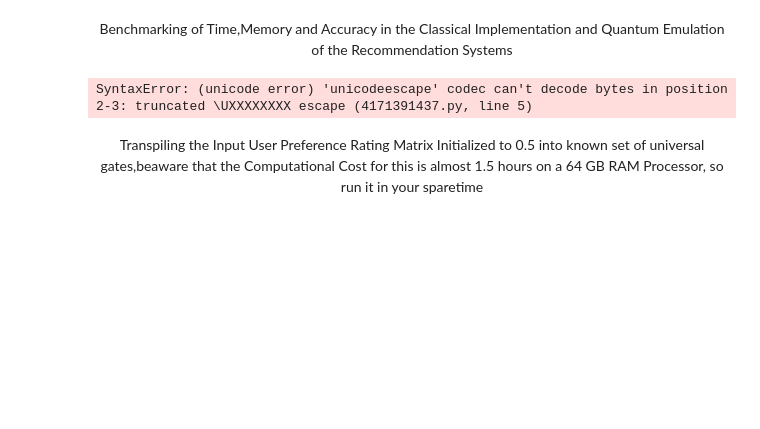
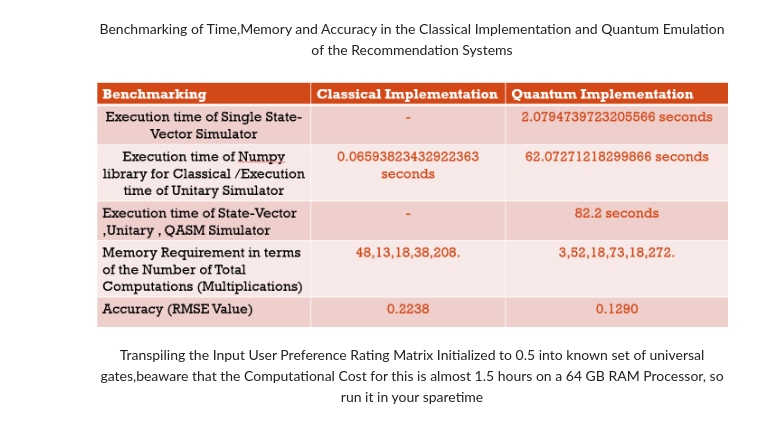
Before and after one commit to AkshayPatil347/Emulation-of-Recommendation-System-on-QSVT-Framework-of-QiML-on-Classical-Hardware-CPU-, a Jupyter notebook: Emulation of Recommendation System on QSVT Framework of QiML on CPU.ipynb, the cells around one changed output. Cells and saved outputs as stored; diff of their text form; code cells hidden in the pictures; blank space fills up the shorter version.

```diff
--- a/Emulation of Recommendation System on QSVT Framework of QiML on CPU.ipynb
+++ b/Emulation of Recommendation System on QSVT Framework of QiML on CPU.ipynb
@@ -2501,12 +2533,12 @@ Imaginary Value List: [0.0, 0.0, 0.0, 0.1516271003561148, -0.1516271003561148, 1
 # %%
 from IPython.display import display
 from PIL import Image
 
 
-path="C:\Users\Akshay Patil\Benchmarking Time,Memory and Accuracy of the Classical and Quantum Implementation.png"
+path=r"C:\Users\Akshay Patil\Desktop\Desktop files\Benchmarking Time,Memory and Accuracy of the Classical and Quantum Implementation.png"
 display(Image.open(path))
 # %% [output]
-SyntaxError: (unicode error) 'unicodeescape' codec can't decode bytes in position 2-3: truncated \UXXXXXXXX escape (4171391437.py, line 5)
+[figure, added]
 # %% [markdown]
 <div align = "center"><font size = "5.5">Transpiling the Input User Preference Rating Matrix Initialized to 0.5 into known set of universal gates,beaware that the Computational Cost for this is almost 1.5 hours on a 64 GB RAM Processor, so run it in your sparetime </font></div>
 # %%
```
Also changed, not shown: parts of 17 cells of this notebook.
